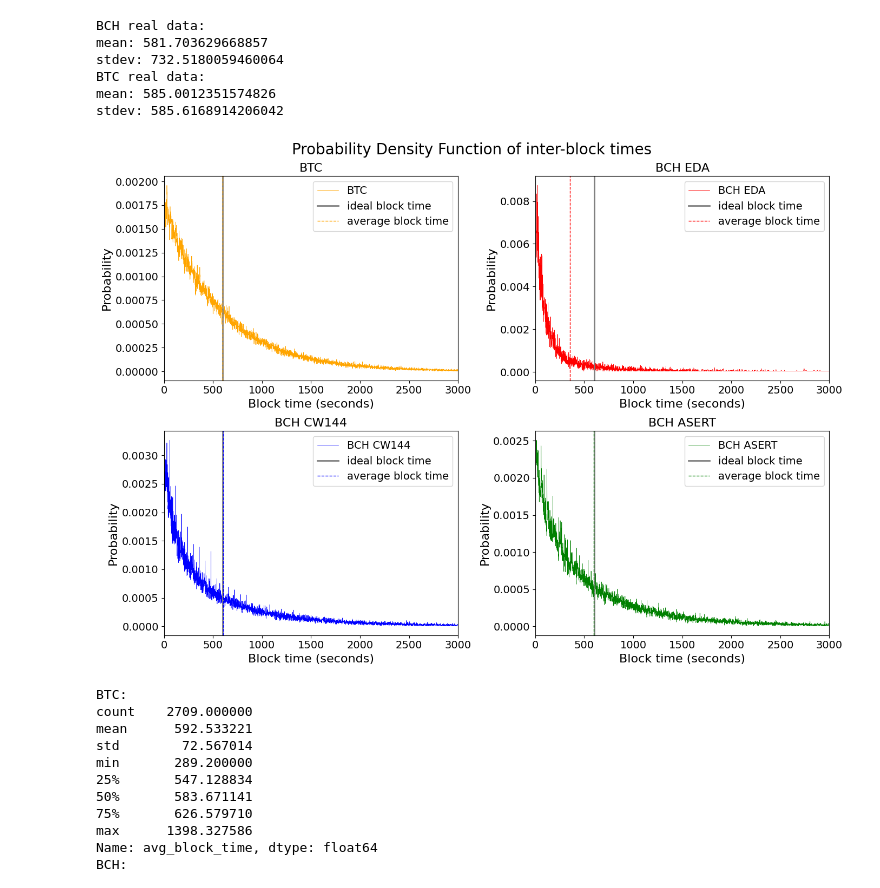
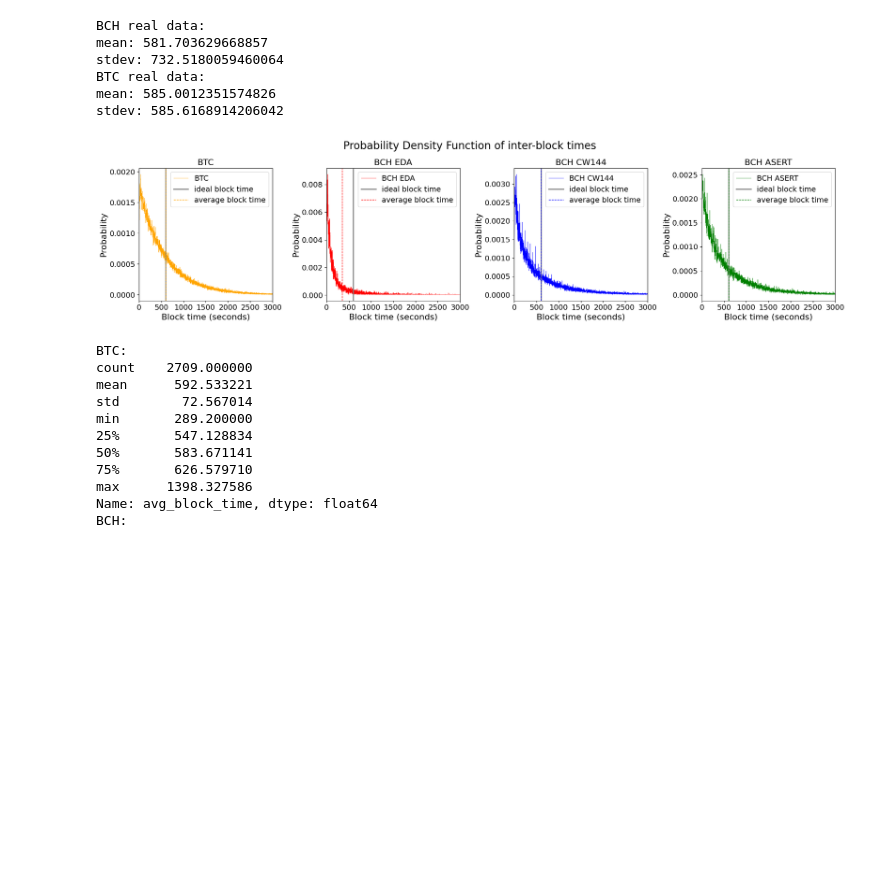
Before and after one commit to demKyr/BCH-DAA, a Jupyter notebook: visualisation.ipynb, the cells around one changed output. Drawn from its saved outputs; the diff is of its cells as text; code cells hidden in the pictures; blank space fills up the shorter version.

```diff
--- a/visualisation.ipynb
+++ b/visualisation.ipynb
@@ -143,56 +145,58 @@ df_BCH_ASERT = df_BCH[(df_BCH['time'] >= '2020-11-15')]
 # %%
 BTC_pdf_block_time = df_BTC['block_time'].value_counts(normalize=True).sort_index()
 BCH_EDA_pdf_block_time = df_BCH_EDA['block_time'].value_counts(normalize=True).sort_index()
 BCH_CW144_pdf_block_time = df_BCH_CW144['block_time'].value_counts(normalize=True).sort_index()
 BCH_ASERT_pdf_block_time = df_BCH_ASERT['block_time'].value_counts(normalize=True).sort_index()
 
-fig, axs = plt.subplots(2, 2, figsize=(14, 10))
+fig, axs = plt.subplots(1, 4, figsize=(20, 5))
 
-axs[0, 0].plot(BTC_pdf_block_time.index, BTC_pdf_block_time.values, color='orange', label='BTC', linewidth=0.5)
-axs[0, 0].axvline(600, color='gray', linestyle='-', linewidth=2, label='ideal block time')
-axs[0, 0].axvline(df_BCH_ASERT['block_time'].mean(), color='orange', linestyle='--', linewidth=1, label='average block time')
-axs[0, 0].set_title('BTC', fontsize=16)
-axs[0, 0].set_xlabel('Block time (seconds)', fontsize=16)
-axs[0, 0].set_ylabel('Probability', fontsize=16)
-axs[0, 0].set_xlim(0, 3000)
-axs[0, 0].legend(fontsize=14)
-axs[0, 0].tick_params(axis='both', which='major', labelsize=14)
 
-axs[0, 1].plot(BCH_EDA_pdf_block_time.index, BCH_EDA_pdf_block_time.values, color='red', label='BCH EDA', linewidth=0.5)
-axs[0, 1].axvline(600, color='gray', linestyle='-', linewidth=2, label='ideal block time')
-axs[0, 1].axvline(df_BCH_EDA['block_time'].mean(), color='red', linestyle='--', linewidth=1, label='average block time')
-axs[0, 1].set_title('BCH EDA', fontsize=16)
-axs[0, 1].set_xlabel('Block time (seconds)', fontsize=16)
-axs[0, 1].set_ylabel('Probability', fontsize=16)
-axs[0, 1].set_xlim(0, 3000)
-axs[0, 1].legend(fontsize=14)
-axs[0, 1].tick_params(axis='both', which='major', labelsize=14)
 
-axs[1, 0].plot(BCH_CW144_pdf_block_time.index, BCH_CW144_pdf_block_time.values, color='blue', label='BCH CW144', linewidth=0.5)
-axs[1, 0].axvline(600, color='gray', linestyle='-', linewidth=2, label='ideal block time')
-axs[1, 0].axvline(df_BCH_CW144['block_time'].mean(), color='blue', linestyle='--', linewidth=1, label='average block time')
-axs[1, 0].set_title('BCH CW144', fontsize=16)
-axs[1, 0].set_xlabel('Block time (seconds)', fontsize=16)
-axs[1, 0].set_ylabel('Probability', fontsize=16)
-axs[1, 0].set_xlim(0, 3000)
-axs[1, 0].legend(fontsize=14)
-axs[1, 0].tick_params(axis='both', which='major', labelsize=14)
+axs[0].plot(BTC_pdf_block_time.index, BTC_pdf_block_time.values, color='orange', label='BTC', linewidth=0.5)
+axs[0].axvline(600, color='gray', linestyle='-', linewidth=2, label='ideal block time')
+axs[0].axvline(df_BCH_ASERT['block_time'].mean(), color='orange', linestyle='--', linewidth=1, label='average block time')
+axs[0].set_title('BTC', fontsize=16)
+axs[0].set_xlabel('Block time (seconds)', fontsize=16)
+axs[0].set_ylabel('Probability', fontsize=16)
+axs[0].set_xlim(0, 3000)
+axs[0].legend(fontsize=14)
+axs[0].tick_params(axis='both', which='major', labelsize=14)
 
-axs[1, 1].plot(BCH_ASERT_pdf_block_time.index, BCH_ASERT_pdf_block_time.values, color='green', label='BCH ASERT', linewidth=0.5)
-axs[1, 1].axvline(600, color='gray', linestyle='-', linewidth=2, label='ideal block time')
-axs[1, 1].axvline(df_BCH_ASERT['block_time'].mean(), color='green', linestyle='--', linewidth=1, label='average block time')
-axs[1, 1].set_title('BCH ASERT', fontsize=16)
-axs[1, 1].set_xlabel('Block time (seconds)', fontsize=16)
-axs[1, 1].set_ylabel('Probability', fontsize=16)
-axs[1, 1].set_xlim(0, 3000)
-axs[1, 1].legend(fontsize=14)
-axs[1, 1].tick_params(axis='both', which='major', labelsize=14)
+axs[1].plot(BCH_EDA_pdf_block_time.index, BCH_EDA_pdf_block_time.values, color='red', label='BCH EDA', linewidth=0.5)
+axs[1].axvline(600, color='gray', linestyle='-', linewidth=2, label='ideal block time')
+axs[1].axvline(df_BCH_EDA['block_time'].mean(), color='red', linestyle='--', linewidth=1, label='average block time')
+axs[1].set_title('BCH EDA', fontsize=16)
+axs[1].set_xlabel('Block time (seconds)', fontsize=16)
+axs[1].set_ylabel('Probability', fontsize=16)
+axs[1].set_xlim(0, 3000)
+axs[1].legend(fontsize=14)
+axs[1].tick_params(axis='both', which='major', labelsize=14)
+
+axs[2].plot(BCH_CW144_pdf_block_time.index, BCH_CW144_pdf_block_time.values, color='blue', label='BCH CW144', linewidth=0.5)
+axs[2].axvline(600, color='gray', linestyle='-', linewidth=2, label='ideal block time')
+axs[2].axvline(df_BCH_CW144['block_time'].mean(), color='blue', linestyle='--', linewidth=1, label='average block time')
+axs[2].set_title('BCH CW144', fontsize=16)
+axs[2].set_xlabel('Block time (seconds)', fontsize=16)
+axs[2].set_ylabel('Probability', fontsize=16)
+axs[2].set_xlim(0, 3000)
+axs[2].legend(fontsize=14)
+axs[2].tick_params(axis='both', which='major', labelsize=14)
+
+axs[3].plot(BCH_ASERT_pdf_block_time.index, BCH_ASERT_pdf_block_time.values, color='green', label='BCH ASERT', linewidth=0.5)
+axs[3].axvline(600, color='gray', linestyle='-', linewidth=2, label='ideal block time')
+axs[3].axvline(df_BCH_ASERT['block_time'].mean(), color='green', linestyle='--', linewidth=1, label='average block time')
+axs[3].set_title('BCH ASERT', fontsize=16)
+axs[3].set_xlabel('Block time (seconds)', fontsize=16)
+axs[3].set_ylabel('Probability', fontsize=16)
+axs[3].set_xlim(0, 3000)
+axs[3].legend(fontsize=14)
+axs[3].tick_params(axis='both', which='major', labelsize=14)
 
 fig.suptitle('Probability Density Function of inter-block times', fontsize=20)
 plt.tight_layout()
 plt.show()
 # %% [output]
-[figure, old version]
+[figure, new version]
 # %%
 q_BCH_avg_block_time = """
 SELECT
```
Also changed, not shown: parts of 1 cell of this notebook, 4 other files.
